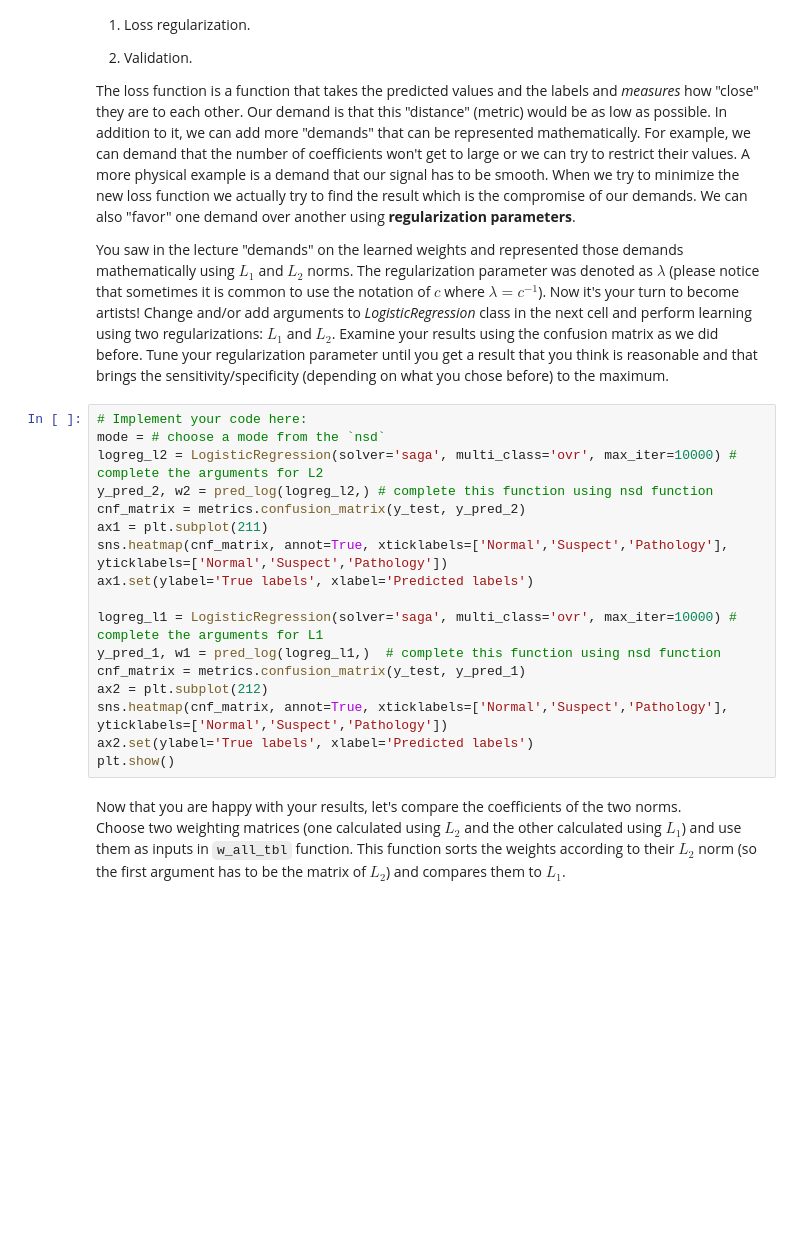
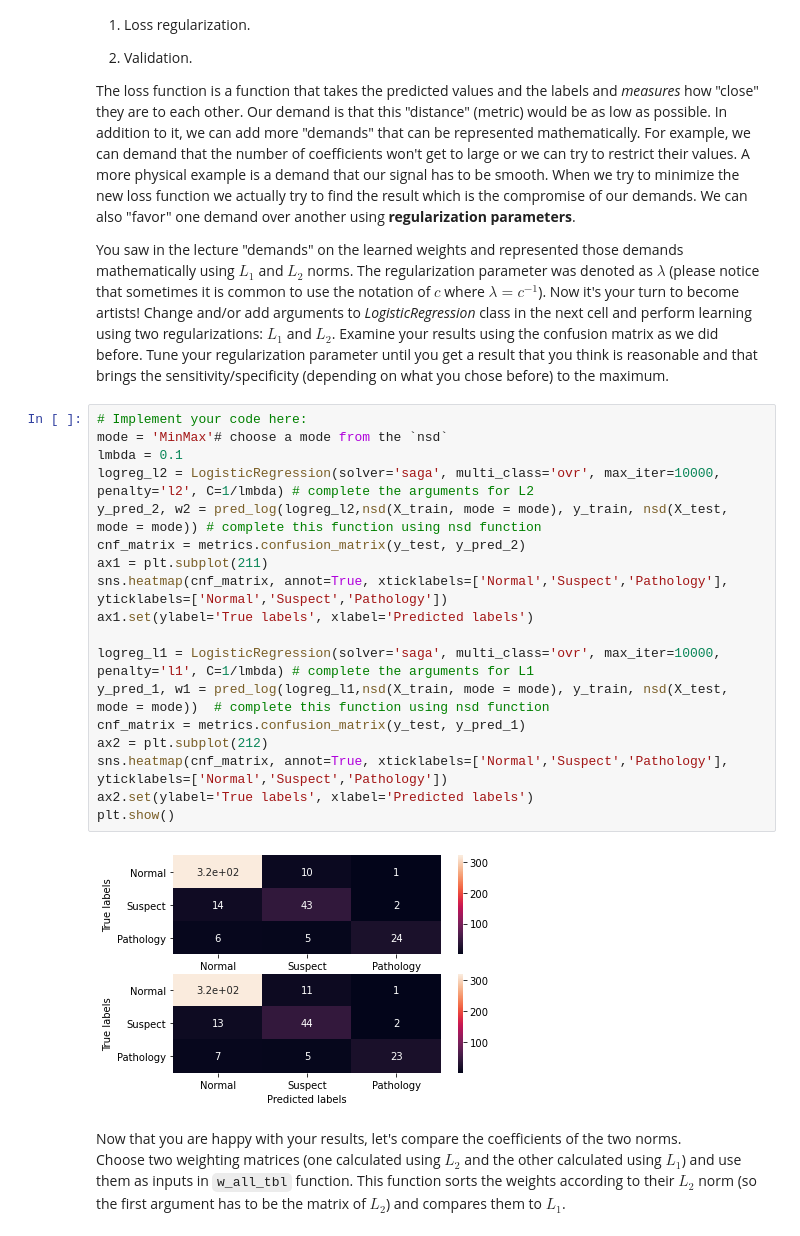
Before and after one commit to mlh-master/hw1_mlh-taima-leen, a Jupyter notebook: HW1.ipynb, the cells around one changed output. Saved outputs shown, nothing was run; the diff lists cells and outputs as text; blank space fills up the shorter version.

```diff
--- a/HW1.ipynb
+++ b/HW1.ipynb
@@ -417,21 +421,24 @@ The loss function is a function that takes the predicted values and the labels a
 You saw in the lecture "demands" on the learned weights and represented those demands mathematically using $ L_1 $ and $ L_2 $ norms. The regularization parameter was denoted as $\lambda$ (please notice that sometimes it is common to use the notation of $ c $ where $\lambda = c^{-1}$). Now it's your turn to become artists! Change and/or add arguments to *LogisticRegression* class in the next cell and perform learning using two regularizations: $ L_1 $ and $ L_2 $. Examine your results using the confusion matrix as we did before. Tune your regularization parameter until you get a result that you think is reasonable and that brings the sensitivity/specificity (depending on what you chose before) to the maximum.
 # %%
 # Implement your code here:
-mode = # choose a mode from the `nsd`
-logreg_l2 = LogisticRegression(solver='saga', multi_class='ovr', max_iter=10000) # complete the arguments for L2
-y_pred_2, w2 = pred_log(logreg_l2,) # complete this function using nsd function
+mode = 'MinMax'# choose a mode from the `nsd`
+lmbda = 0.1
+logreg_l2 = LogisticRegression(solver='saga', multi_class='ovr', max_iter=10000, penalty='l2', C=1/lmbda) # complete the arguments for L2
+y_pred_2, w2 = pred_log(logreg_l2,nsd(X_train, mode = mode), y_train, nsd(X_test, mode = mode)) # complete this function using nsd function
 cnf_matrix = metrics.confusion_matrix(y_test, y_pred_2)
 ax1 = plt.subplot(211)
 sns.heatmap(cnf_matrix, annot=True, xticklabels=['Normal','Suspect','Pathology'], yticklabels=['Normal','Suspect','Pathology'])
 ax1.set(ylabel='True labels', xlabel='Predicted labels')
 
-logreg_l1 = LogisticRegression(solver='saga', multi_class='ovr', max_iter=10000) # complete the arguments for L1
-y_pred_1, w1 = pred_log(logreg_l1,)  # complete this function using nsd function
+logreg_l1 = LogisticRegression(solver='saga', multi_class='ovr', max_iter=10000, penalty='l1', C=1/lmbda) # complete the arguments for L1
+y_pred_1, w1 = pred_log(logreg_l1,nsd(X_train, mode = mode), y_train, nsd(X_test, mode = mode))  # complete this function using nsd function
 cnf_matrix = metrics.confusion_matrix(y_test, y_pred_1)
 ax2 = plt.subplot(212)
 sns.heatmap(cnf_matrix, annot=True, xticklabels=['Normal','Suspect','Pathology'], yticklabels=['Normal','Suspect','Pathology'])
 ax2.set(ylabel='True labels', xlabel='Predicted labels')
 plt.show()
+# %% [output]
+[figure, added]
 # %% [markdown]
 Now that you are happy with your results, let's compare the coefficients of the two norms.\
 Choose two weighting matrices (one calculated using $ L_2 $ and the other calculated using $ L_1 $) and use them as inputs in `w_all_tbl` function. This function sorts the weights according to their $ L_2 $ norm (so the first argument has to be the matrix of $ L_2 $) and compares them to $L_1$.
```
Also changed, not shown: parts of 10 cells of this notebook, 1 other file.
